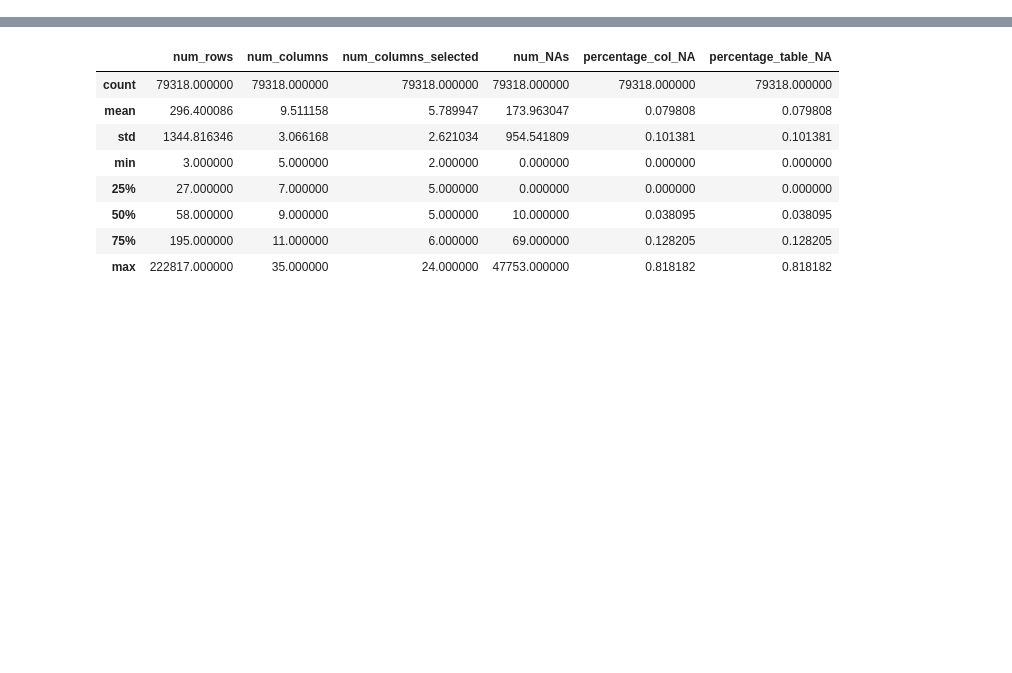
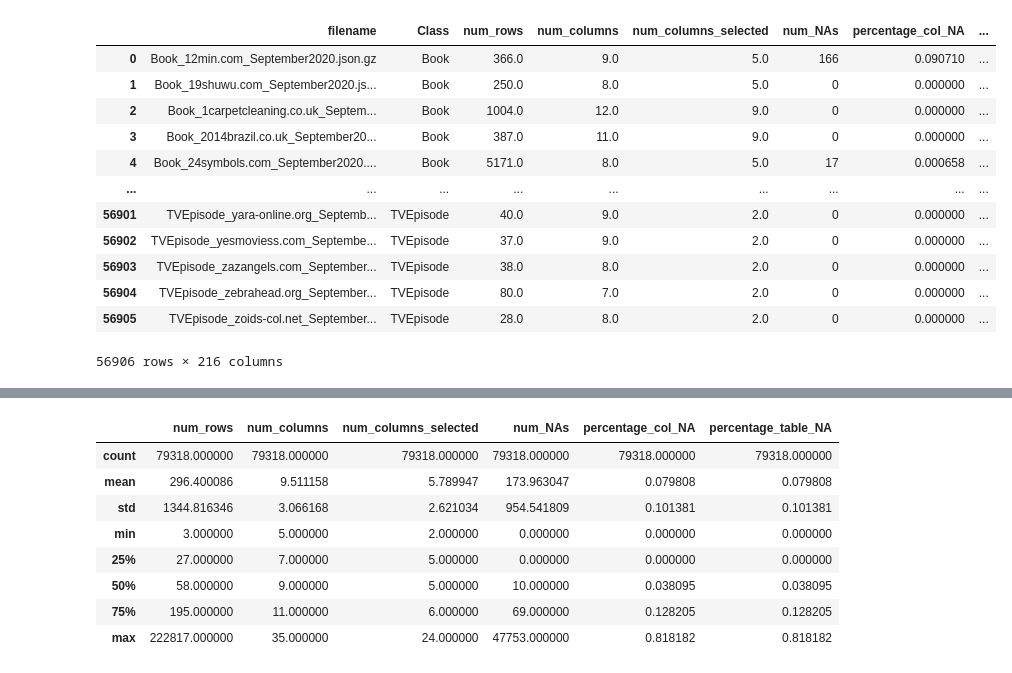
Before and after one commit to NiklasSabel/data_integration_using_deep_learning, a Jupyter notebook: notebooks/Schema/distribute_tables_jh.ipynb, the cells around one changed output, grey strips where cells are left out. Cells and saved outputs as stored; diff of their text form; code cells hidden in the pictures; blank space fills up the shorter version.

```diff
--- a/notebooks/Schema/distribute_tables_jh.ipynb
+++ b/notebooks/Schema/distribute_tables_jh.ipynb
@@ -7,7 +7,8 @@ import os
 from os import listdir
 # %%
 #tables = pd.read_csv('../../src/data/data/CSV_files/detailed_columnStatistics_all_files.csv')
-tables = tables.rename(columns={'sum_NA_tables':'sum_NA_sel_col'})
+#tables = tables.rename(columns={'sum_NA_tables':'sum_NA_sel_col'})
+tables['label']=tables['Class']+'_'+tables['columns']
 tables
 # %% [output]
 |  | Unnamed: 0 | Class | columns | filename | num_columns | num_columns_selected | num_rows | num_NAs | ... |
@@ -41,0 +27,7 @@ Name: columns, Length: 459247, dtype: object
+# %%
+full_table=pd.concat([tables,pd.get_dummies(tables['label'])], axis=1)
+sum = full_table.groupby('filename').sum()
+sum =sum.drop(columns={'num_rows', 'num_columns', 'num_columns_selected', 'num_NAs', 'percentage_col_NA', 'percentage_table_NA'})
+full_table = full_table.groupby('filename').agg({'Class':'first','num_rows':'first','num_columns':'first', 'num_columns_selected' :'first', 'num_NAs':'sum', 'percentage_col_NA':'mean', 'percentage_table_NA':'mean'})
+full_table = full_table.merge(sum, how='inner', on='filename')
+full_table
@@ -41,0 +82,17 @@ Name: columns, Length: 459247, dtype: object
+# %%
+relevant =full_table[(full_table['num_rows']>10) & (full_table['percentage_table_NA']<0.15)]
+relevant.reset_index()
+# %% [output]
+|  | filename | Class | num_rows | num_columns | num_columns_selected | num_NAs | percentage_col_NA | ... |
+| 0 | Book_12min.com_September2020.json.gz | Book | 366.0 | 9.0 | 5.0 | 166 | 0.090710 | ... |
+| 1 | Book_19shuwu.com_September2020.js... | Book | 250.0 | 8.0 | 5.0 | 0 | 0.000000 | ... |
+| 2 | Book_1carpetcleaning.co.uk_Septem... | Book | 1004.0 | 12.0 | 9.0 | 0 | 0.000000 | ... |
+| 3 | Book_2014brazil.co.uk_September20... | Book | 387.0 | 11.0 | 9.0 | 0 | 0.000000 | ... |
+| 4 | Book_24symbols.com_September2020.... | Book | 5171.0 | 8.0 | 5.0 | 17 | 0.000658 | ... |
+| ... | ... | ... | ... | ... | ... | ... | ... | ... |
+| 56901 | TVEpisode_yara-online.org_Septemb... | TVEpisode | 40.0 | 9.0 | 2.0 | 0 | 0.000000 | ... |
+| 56902 | TVEpisode_yesmoviess.com_Septembe... | TVEpisode | 37.0 | 9.0 | 2.0 | 0 | 0.000000 | ... |
+| 56903 | TVEpisode_zazangels.com_September... | TVEpisode | 38.0 | 8.0 | 2.0 | 0 | 0.000000 | ... |
+| 56904 | TVEpisode_zebrahead.org_September... | TVEpisode | 80.0 | 7.0 | 2.0 | 0 | 0.000000 | ... |
+| 56905 | TVEpisode_zoids-col.net_September... | TVEpisode | 28.0 | 8.0 | 2.0 | 0 | 0.000000 | ... |
+56906 rows × 216 columns
```
Also changed, not shown: parts of 17 cells of this notebook.
